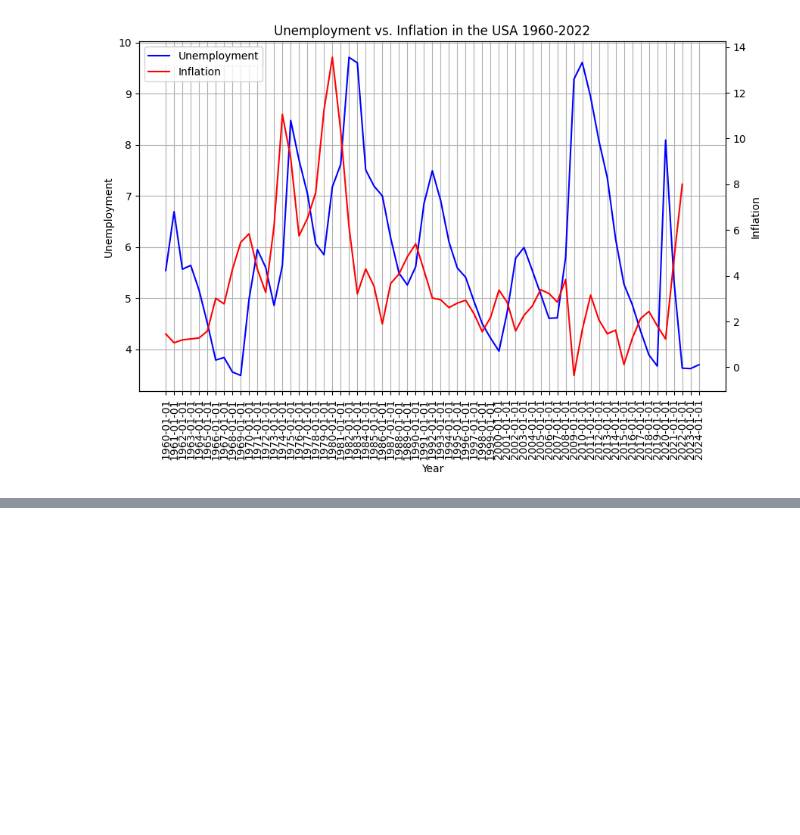
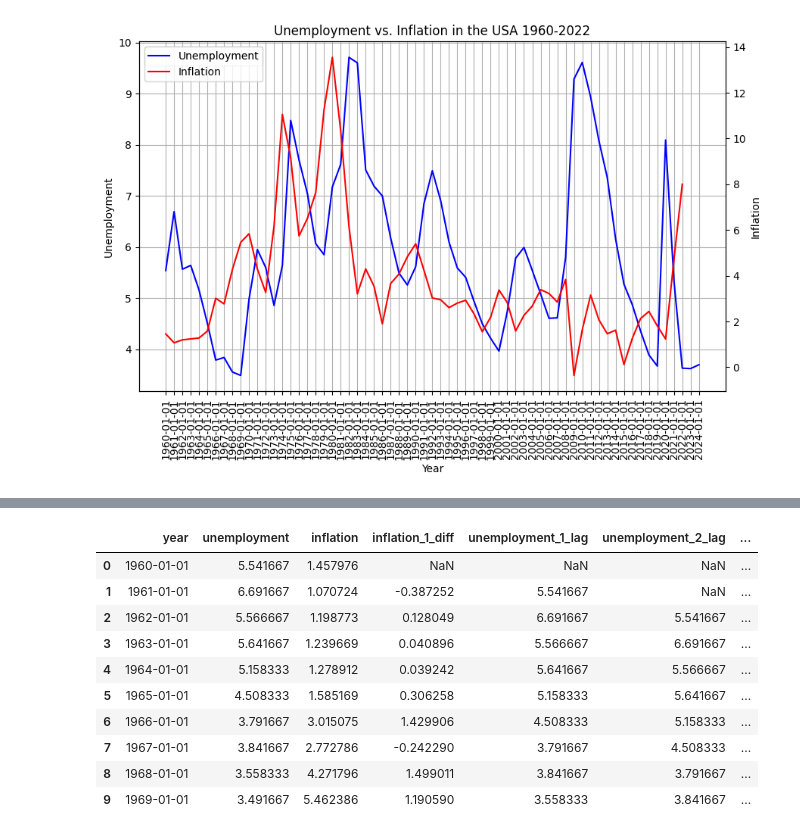
Before and after one commit to subthalamic/subthalamic, a Jupyter notebook: luca-intro/Phillips curve.ipynb, the cells around one changed output, grey strips where cells are left out. Drawn from its saved outputs; the diff is of its cells as text; code cells hidden in the pictures; blank space fills up the shorter version.

```diff
--- a/luca-intro/Phillips curve.ipynb
+++ b/luca-intro/Phillips curve.ipynb
@@ -22,7 +25,7 @@ inflation = pd.read_csv("inflation.csv")
 # %%
 inflation.columns = ['year', 'inflation']
 # %%
-unemployment = pd.read_csv("unemployment.csv")
+unemployment = pd.read_csv("data/unemployment.csv")
 # %%
 unemployment.columns = ['month', 'unemployment']
 # %%
@@ -149,0 +232,28 @@ axb.legend(lines + lines2, labels + labels2, loc='upper left')
+# %%
+# let's also add lags 1, 2, 3, 4, and 5 to both unemployment and inflation 1_diff
+
+phillips['unemployment'] = phillips['unemployment'].astype(float)
+
+phillips['unemployment_1_lag'] = phillips['unemployment'].shift(1)
+phillips['unemployment_2_lag'] = phillips['unemployment'].shift(2)
+phillips['unemployment_3_lag'] = phillips['unemployment'].shift(3)
+phillips['unemployment_4_lag'] = phillips['unemployment'].shift(4)
+
+phillips['inflation_1_diff_1_lag'] = phillips['inflation_1_diff'].shift(1)
+phillips['inflation_1_diff_2_lag'] = phillips['inflation_1_diff'].shift(2)
+phillips['inflation_1_diff_3_lag'] = phillips['inflation_1_diff'].shift(3)
+phillips['inflation_1_diff_4_lag'] = phillips['inflation_1_diff'].shift(4)
+
+phillips.head(10)
+# %% [output]
+|  | year | unemployment | inflation | inflation_1_diff | unemployment_1_lag | unemployment_2_lag | ... |
+| 0 | 1960-01-01 | 5.541667 | 1.457976 | NaN | NaN | NaN | ... |
+| 1 | 1961-01-01 | 6.691667 | 1.070724 | -0.387252 | 5.541667 | NaN | ... |
+| 2 | 1962-01-01 | 5.566667 | 1.198773 | 0.128049 | 6.691667 | 5.541667 | ... |
+| 3 | 1963-01-01 | 5.641667 | 1.239669 | 0.040896 | 5.566667 | 6.691667 | ... |
+| 4 | 1964-01-01 | 5.158333 | 1.278912 | 0.039242 | 5.641667 | 5.566667 | ... |
+| 5 | 1965-01-01 | 4.508333 | 1.585169 | 0.306258 | 5.158333 | 5.641667 | ... |
+| 6 | 1966-01-01 | 3.791667 | 3.015075 | 1.429906 | 4.508333 | 5.158333 | ... |
+| 7 | 1967-01-01 | 3.841667 | 2.772786 | -0.242290 | 3.791667 | 4.508333 | ... |
+| 8 | 1968-01-01 | 3.558333 | 4.271796 | 1.499011 | 3.841667 | 3.791667 | ... |
+| 9 | 1969-01-01 | 3.491667 | 5.462386 | 1.190590 | 3.558333 | 3.841667 | ... |
```
Also changed, not shown: parts of 31 cells of this notebook.
